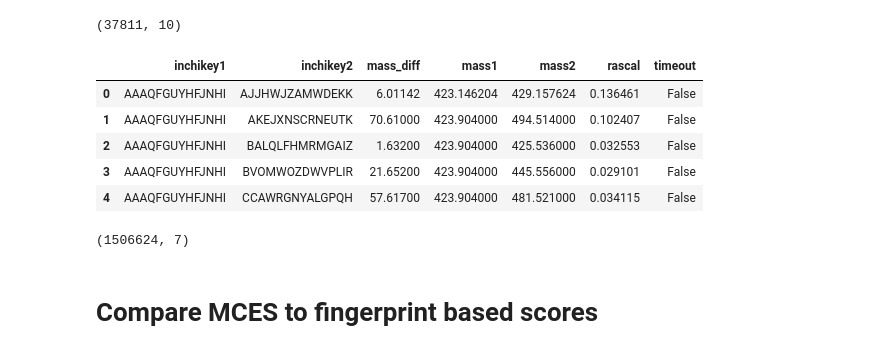
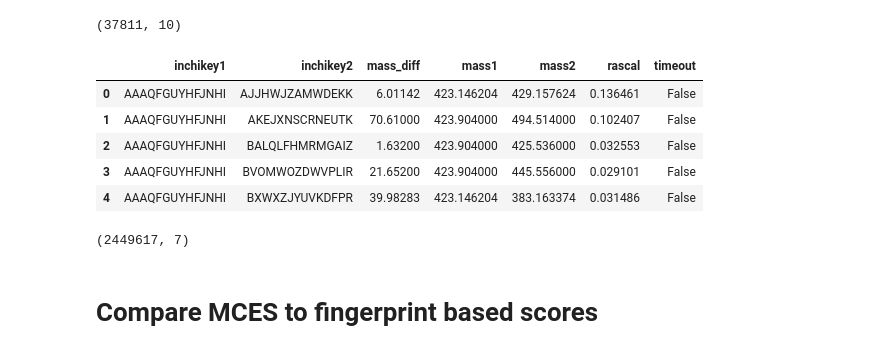
Before and after one commit to florian-huber/molecular_fingerprint_comparisons, a Jupyter notebook: notebooks/fingerprint_analysis_MCES_correlation.ipynb, the cells around one changed output. Drawn from its saved outputs; the diff is of its cells as text; code cells hidden in the pictures.

```diff
--- a/notebooks/fingerprint_analysis_MCES_correlation.ipynb
+++ b/notebooks/fingerprint_analysis_MCES_correlation.ipynb
@@ -91,19 +93,20 @@ compounds.shape
 # %% [output]
 (37811, 10)
 # %%
-rascal_scores = pd.read_csv(os.path.join(path_data, "rascal_benchmarking_set.csv"))
+#rascal_scores = pd.read_csv(os.path.join(path_data, "rascal_benchmarking_set.csv"))
+rascal_scores = pd.read_csv("rascal_mces_scores_250312.csv")
 rascal_scores.head()
 # %% [output]
 |  | inchikey1 | inchikey2 | mass_diff | mass1 | mass2 | rascal | timeout |
 | 0 | AAAQFGUYHFJNHI | AJJHWJZAMWDEKK | 6.01142 | 423.146204 | 429.157624 | 0.136461 | False |
 | 1 | AAAQFGUYHFJNHI | AKEJXNSCRNEUTK | 70.61000 | 423.904000 | 494.514000 | 0.102407 | False |
 | 2 | AAAQFGUYHFJNHI | BALQLFHMRMGAIZ | 1.63200 | 423.904000 | 425.536000 | 0.032553 | False |
 | 3 | AAAQFGUYHFJNHI | BVOMWOZDWVPLIR | 21.65200 | 423.904000 | 445.556000 | 0.029101 | False |
-| 4 | AAAQFGUYHFJNHI | CCAWRGNYALGPQH | 57.61700 | 423.904000 | 481.521000 | 0.034115 | False |
+| 4 | AAAQFGUYHFJNHI | BXWXZJYUVKDFPR | 39.98283 | 423.146204 | 383.163374 | 0.031486 | False |
 # %%
 rascal_scores.shape
 # %% [output]
-(1506624, 7)
+(2449617, 7)
 # %% [markdown]
 # Compare MCES to fingerprint based scores
 # %%
```
Also changed, not shown: parts of 8 cells of this notebook.
